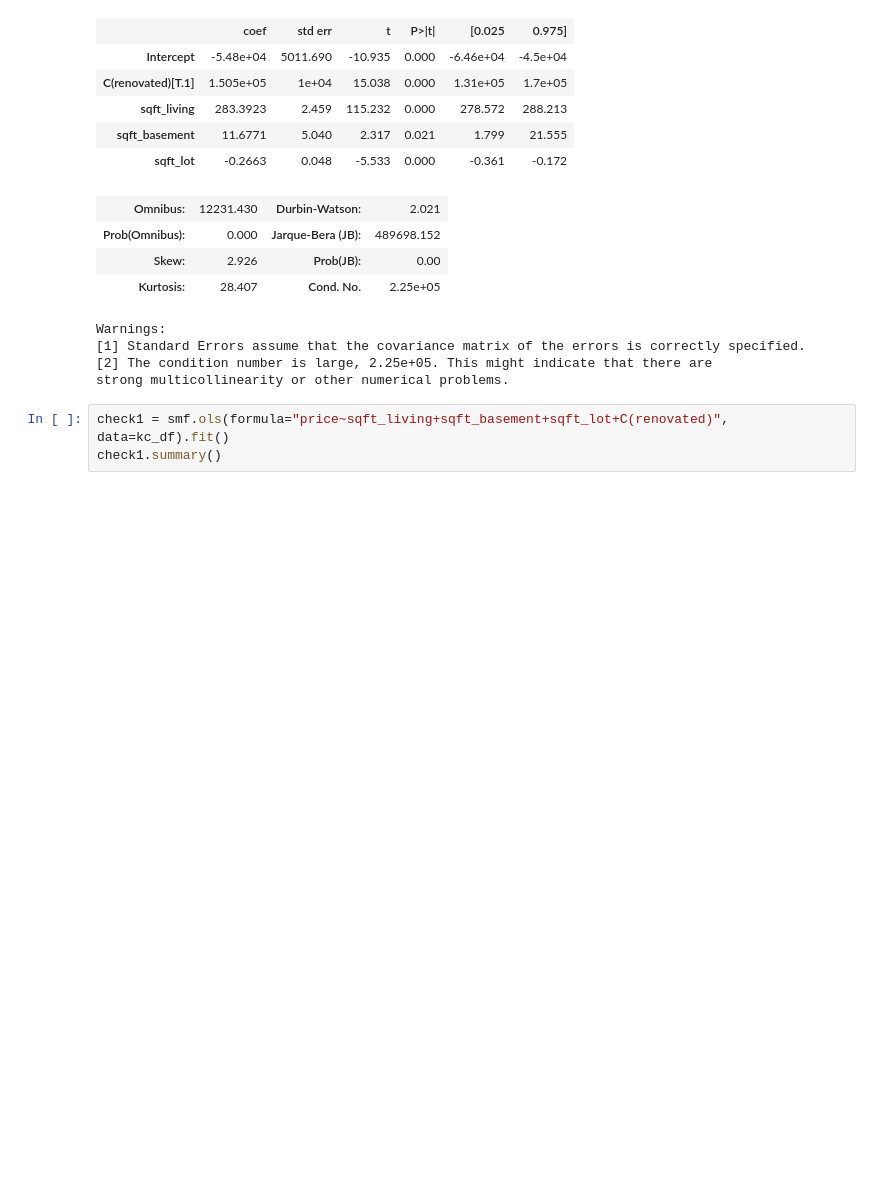
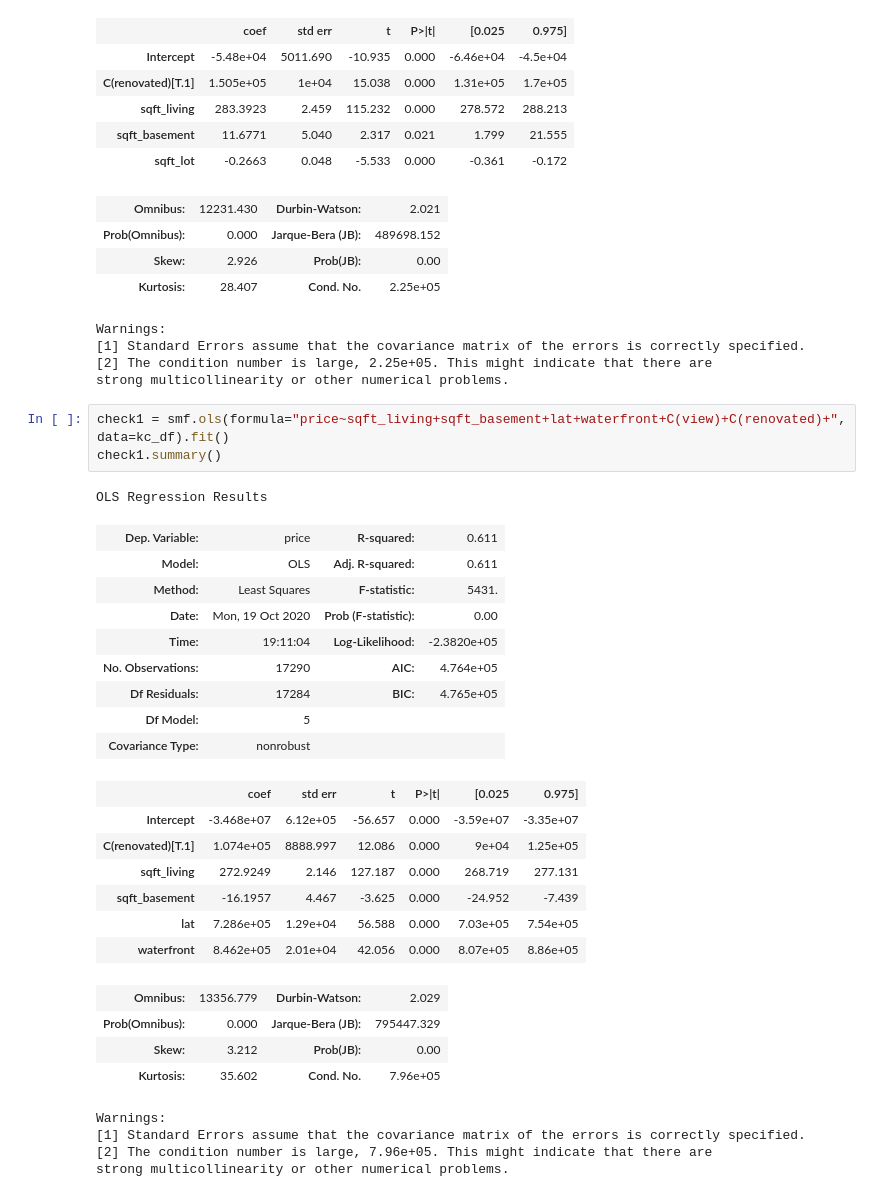
Before and after one commit to yunghanjeong/King_County_Housing_Price_Prediction, a Jupyter notebook: housing_price_prediction.ipynb, the cells around one changed output. Saved outputs shown, nothing was run; the diff lists cells and outputs as text; blank space fills up the shorter version.

```diff
--- a/housing_price_prediction.ipynb
+++ b/housing_price_prediction.ipynb
@@ -175,5 +163,31 @@ Warnings:
 [2] The condition number is large, 2.25e+05. This might indicate that there are
 strong multicollinearity or other numerical problems.
 # %%
-check1 = smf.ols(formula="price~sqft_living+sqft_basement+sqft_lot+C(renovated)", data=kc_df).fit()
+check1 = smf.ols(formula="price~sqft_living+sqft_basement+lat+waterfront+C(view)+C(renovated)+", data=kc_df).fit()
 check1.summary()
+# %% [output]
+OLS Regression Results
+| Dep. Variable: | price | R-squared: | 0.611 |
+| Model: | OLS | Adj. R-squared: | 0.611 |
+| Method: | Least Squares | F-statistic: | 5431. |
+| Date: | Mon, 19 Oct 2020 | Prob (F-statistic): | 0.00 |
+| Time: | 19:11:04 | Log-Likelihood: | -2.3820e+05 |
+| No. Observations: | 17290 | AIC: | 4.764e+05 |
+| Df Residuals: | 17284 | BIC: | 4.765e+05 |
+| Df Model: | 5 |  |  |
+| Covariance Type: | nonrobust |  |  |
+|  | coef | std err | t | P>|t| | [0.025 | 0.975] |
+| Intercept | -3.468e+07 | 6.12e+05 | -56.657 | 0.000 | -3.59e+07 | -3.35e+07 |
+| C(renovated)[T.1] | 1.074e+05 | 8888.997 | 12.086 | 0.000 | 9e+04 | 1.25e+05 |
+| sqft_living | 272.9249 | 2.146 | 127.187 | 0.000 | 268.719 | 277.131 |
+| sqft_basement | -16.1957 | 4.467 | -3.625 | 0.000 | -24.952 | -7.439 |
+| lat | 7.286e+05 | 1.29e+04 | 56.588 | 0.000 | 7.03e+05 | 7.54e+05 |
+| waterfront | 8.462e+05 | 2.01e+04 | 42.056 | 0.000 | 8.07e+05 | 8.86e+05 |
+| Omnibus: | 13356.779 | Durbin-Watson: | 2.029 |
+| Prob(Omnibus): | 0.000 | Jarque-Bera (JB): | 795447.329 |
+| Skew: | 3.212 | Prob(JB): | 0.00 |
+| Kurtosis: | 35.602 | Cond. No. | 7.96e+05 |
+Warnings:
+[1] Standard Errors assume that the covariance matrix of the errors is correctly specified.
+[2] The condition number is large, 7.96e+05. This might indicate that there are
+strong multicollinearity or other numerical problems.
```
Also changed, not shown: parts of 19 cells of this notebook, 1 other file.
